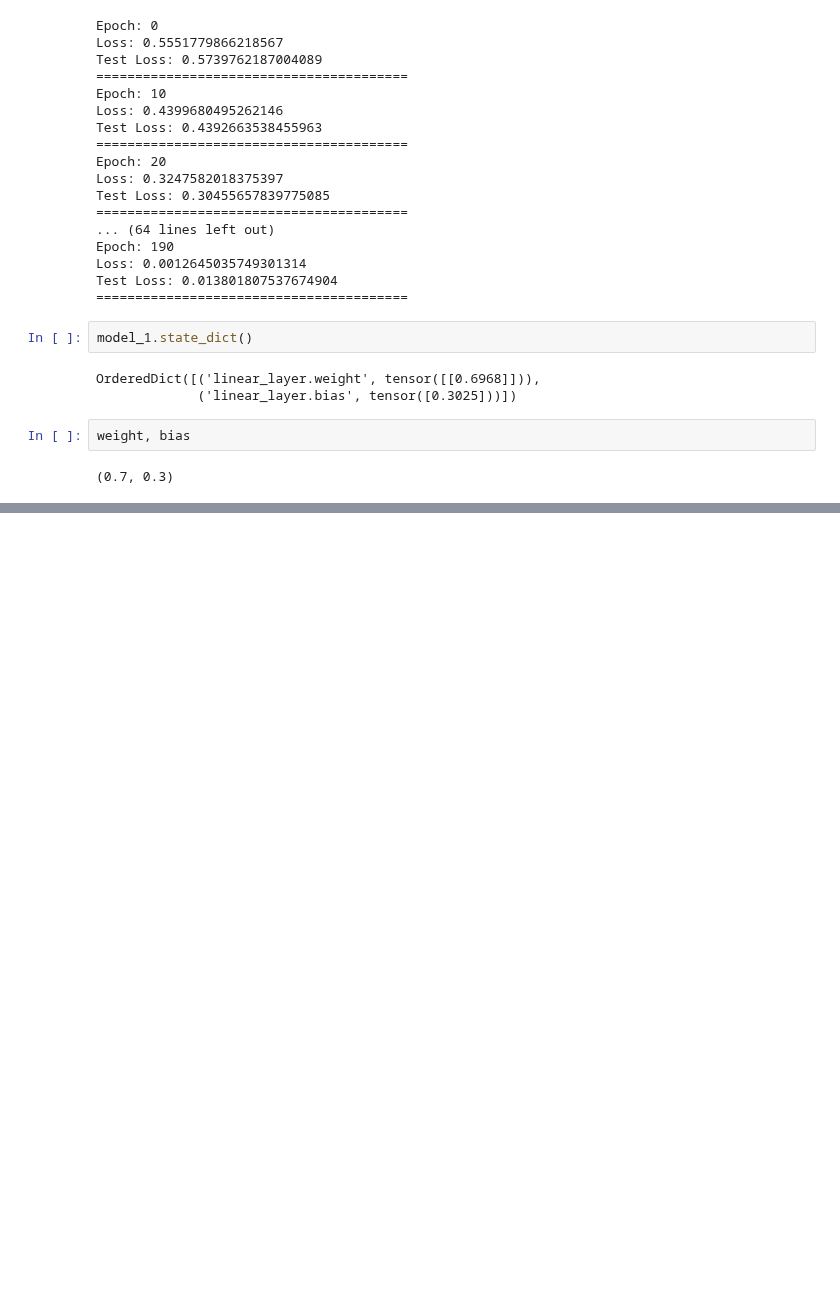
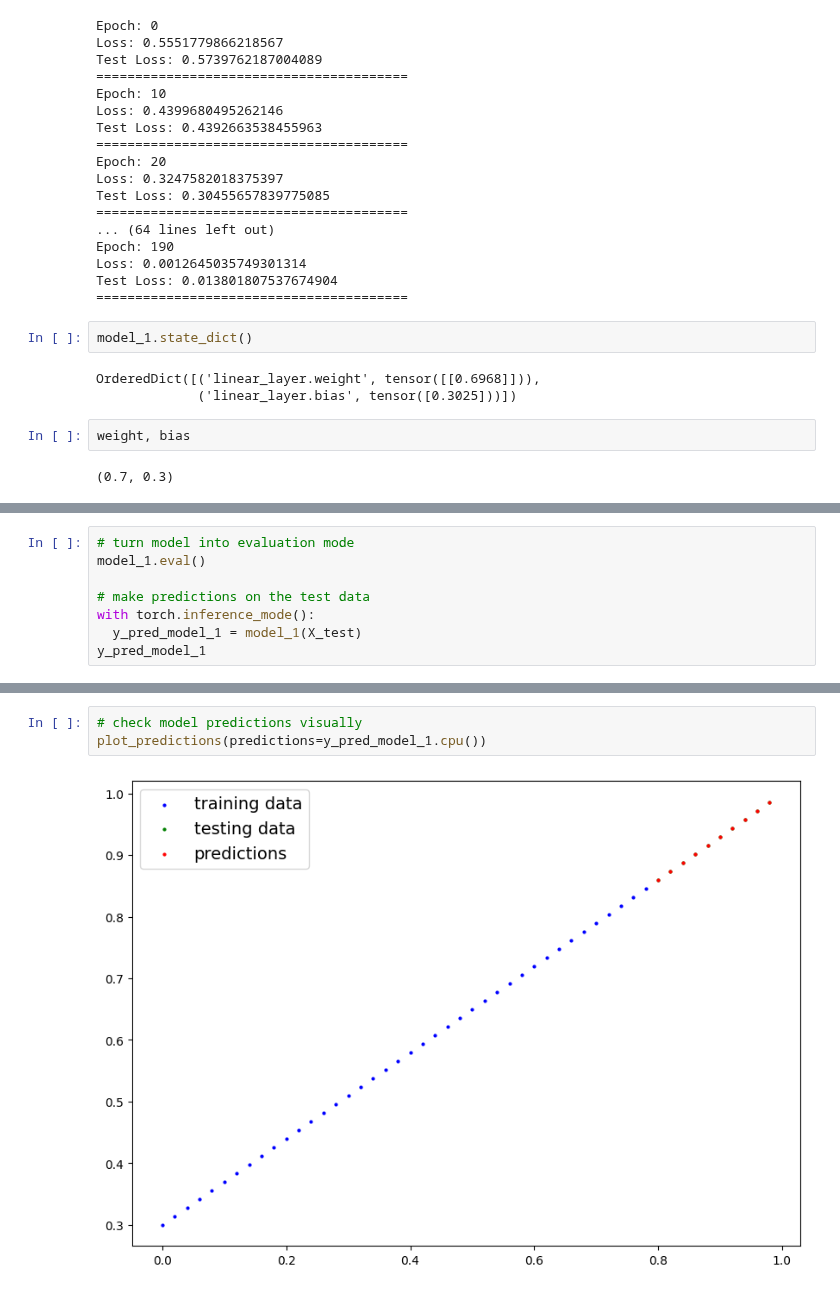
Before and after one commit to Anjasfedo/pytorch, a Jupyter notebook: 01_pytorch_workflow.ipynb, the cells around one changed output, grey strips where cells are left out. Cells and saved outputs as stored; diff of their text form; blank space fills up the shorter version.

Commit message:
Putting it all together: Make & Evaluate Predictions of the Model

```diff
--- a/01_pytorch_workflow.ipynb
+++ b/01_pytorch_workflow.ipynb
@@ -824,0 +827,8 @@ weight, bias
+# %%
+# turn model into evaluation mode
+model_1.eval()
+
+# make predictions on the test data
+with torch.inference_mode():
+  y_pred_model_1 = model_1(X_test)
+y_pred_model_1
@@ -824,0 +846,5 @@ weight, bias
+# %%
+# check model predictions visually
+plot_predictions(predictions=y_pred_model_1.cpu())
+# %% [output]
+[figure, added]
```
Also changed, not shown: parts of 2 cells of this notebook.
